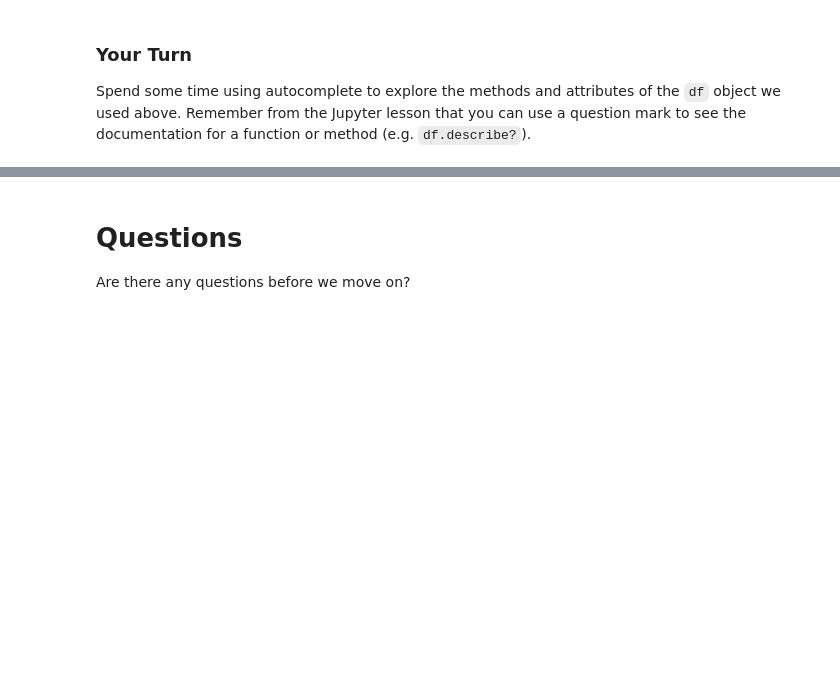
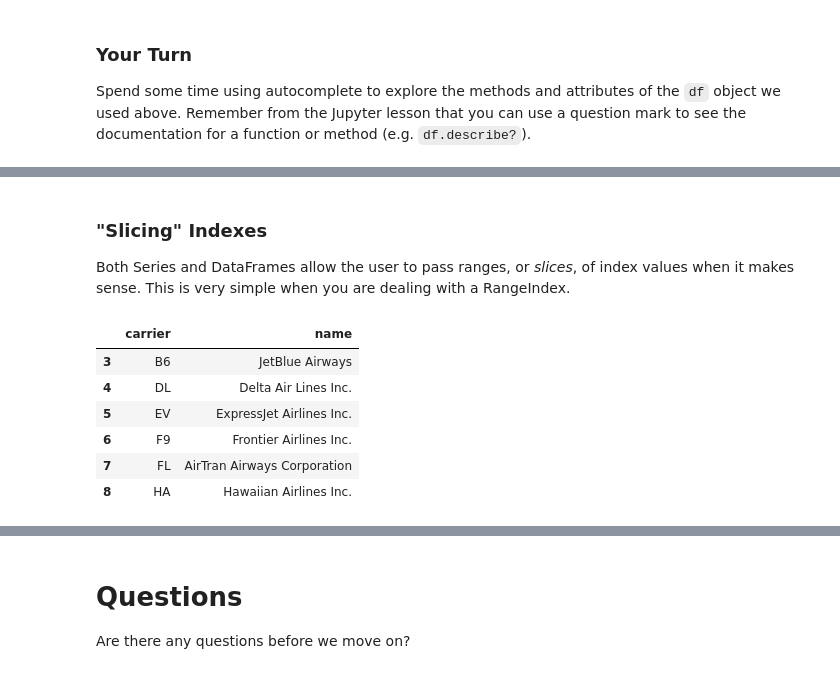
Before and after one commit to uc-python/intro-python-datasci, a Jupyter notebook: notebooks/packages_modules_methods_functions.ipynb, the cells around one changed output, grey strips where cells are left out. Saved outputs shown, nothing was run; the diff lists cells and outputs as text; code cells hidden in the pictures; blank space fills up the shorter version.

```diff
--- a/notebooks/packages_modules_methods_functions.ipynb
+++ b/notebooks/packages_modules_methods_functions.ipynb
@@ -192,0 +502,15 @@ Remember from the Jupyter lesson that you can use a question mark to see the doc
+# %% [markdown]
+### "Slicing" Indexes
+Both Series and DataFrames allow the user to pass ranges, or *slices*, of index values when it makes sense.
+This is very simple when you are dealing with a RangeIndex.
+# %%
+# Fetch rows at indexes 3-8 (inclusive).
+df.loc[3:8]
+# %% [output]
+|  | carrier | name |
+| 3 | B6 | JetBlue Airways |
+| 4 | DL | Delta Air Lines Inc. |
+| 5 | EV | ExpressJet Airlines Inc. |
+| 6 | F9 | Frontier Airlines Inc. |
+| 7 | FL | AirTran Airways Corporation |
+| 8 | HA | Hawaiian Airlines Inc. |
```
Also changed, not shown: parts of 49 cells of this notebook, 1 other file.
